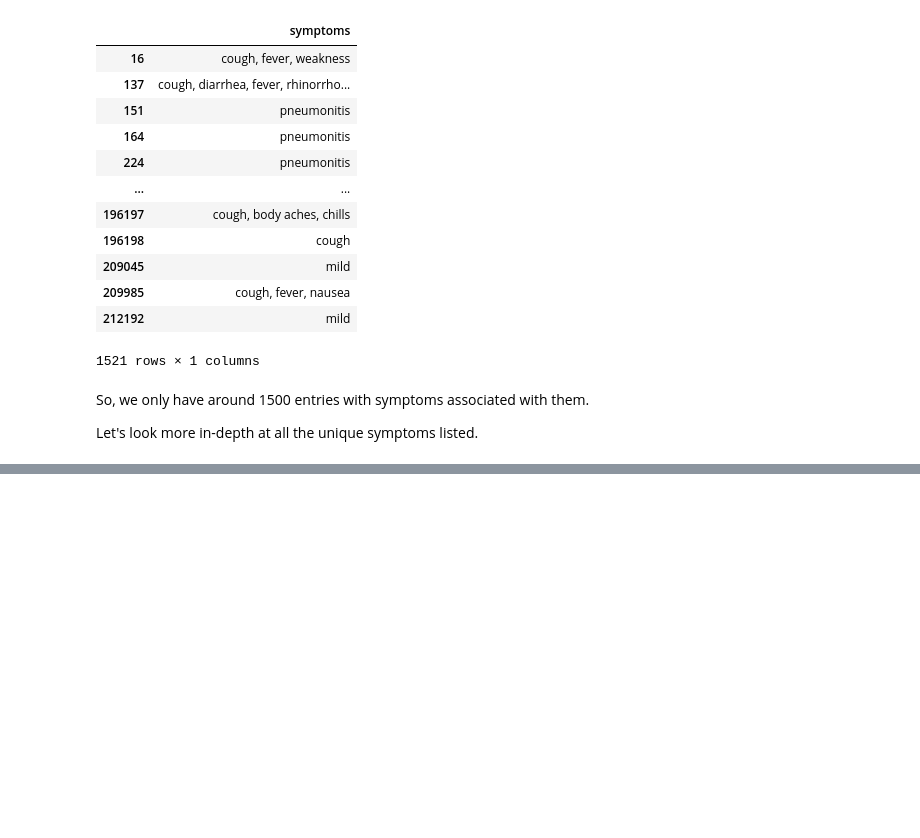
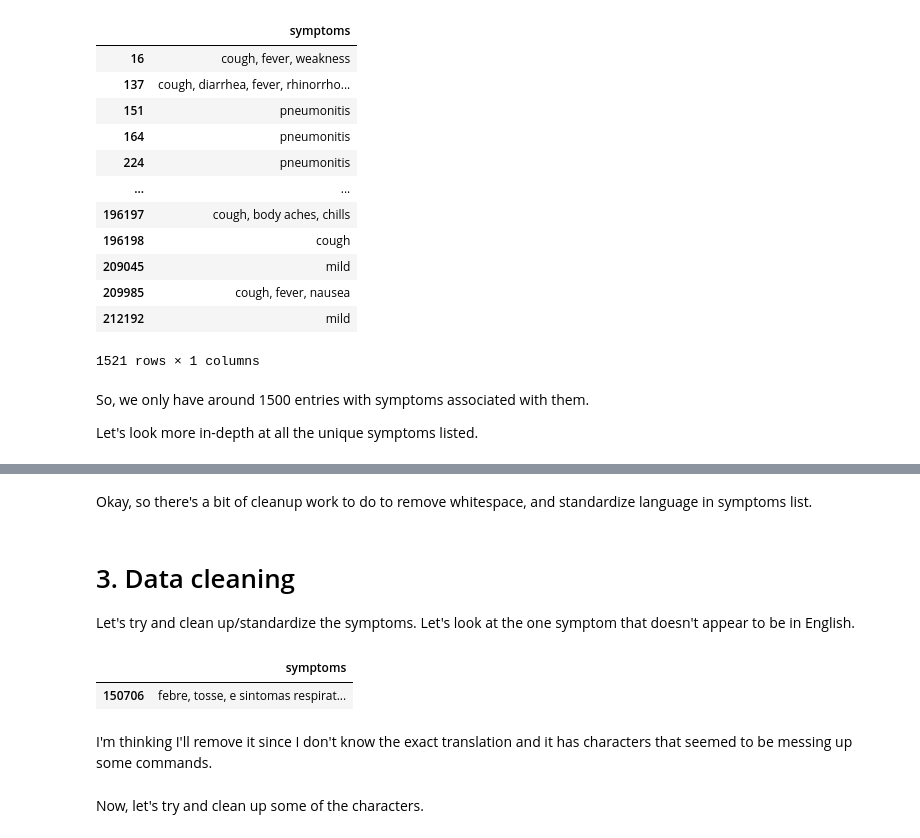
Before and after one commit to apetkau/comp7944-project, a Jupyter notebook: data/nCoV2019/for_use/extract-transactions.ipynb, the cells around one changed output, grey strips where cells are left out. Cells and saved outputs as stored; diff of their text form; code cells hidden in the pictures; blank space fills up the shorter version.

```diff
--- a/data/nCoV2019/for_use/extract-transactions.ipynb
+++ b/data/nCoV2019/for_use/extract-transactions.ipynb
@@ -80,0 +112,13 @@ Let's look more in-depth at all the unique symptoms listed.
+# %% [markdown]
+Okay, so there's a bit of cleanup work to do to remove whitespace, and standardize language in symptoms list.
+# %% [markdown]
+# 3. Data cleaning
+
+Let's try and clean up/standardize the symptoms. Let's look at the one symptom that doesn't appear to be in English.
+# %%
+data_symptoms[data_symptoms['symptoms'].str.contains('moderados')]
+# %% [output]
+|  | symptoms |
+| 150706 | febre, tosse, e sintomas respirat... |
+# %% [markdown]
+I'm thinking I'll remove it since I don't know the exact translation and it has characters that seemed to be messing up some commands.
@@ -80,0 +127,2 @@ Let's look more in-depth at all the unique symptoms listed.
+# %% [markdown]
+Now, let's try and clean up some of the characters.
```
Also changed, not shown: parts of 8 cells of this notebook, 2 other files.
